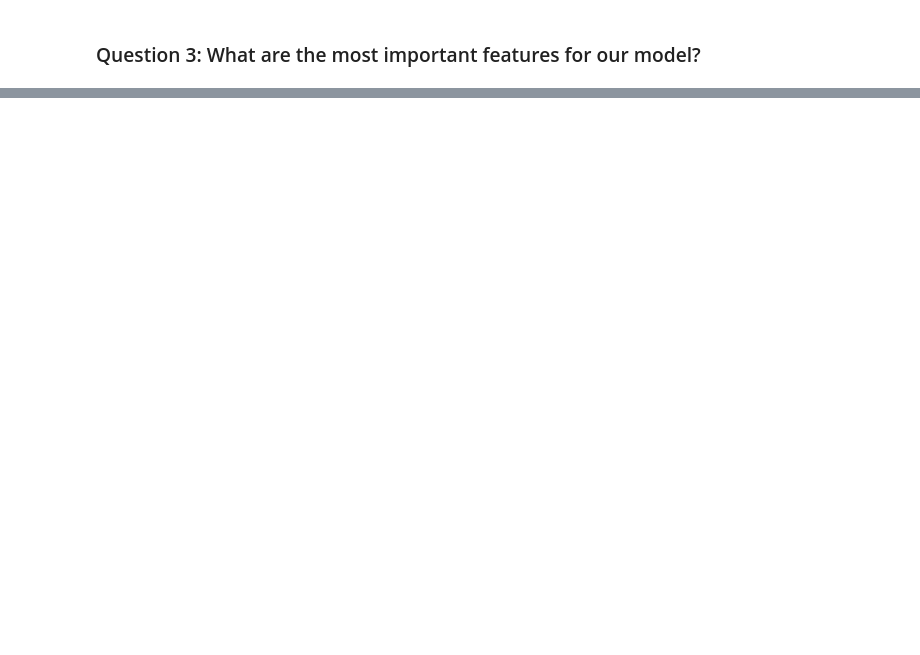
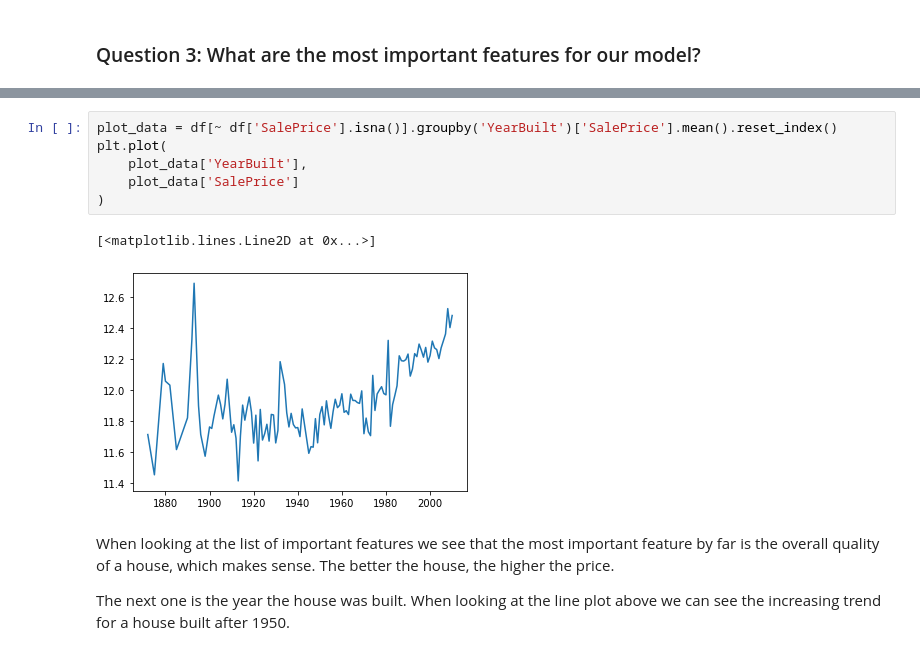
Before and after one commit to jmballard/Kaggle_HousePrice, a Jupyter notebook: analysis_notebook.ipynb, the cells around one changed output, grey strips where cells are left out. Drawn from its saved outputs; the diff is of its cells as text; blank space fills up the shorter version.

```diff
--- a/analysis_notebook.ipynb
+++ b/analysis_notebook.ipynb
@@ -747,0 +758,13 @@ ValueError: Unable to determine Axes to steal space for Colorbar. Either provide
+# %%
+plot_data = df[~ df['SalePrice'].isna()].groupby('YearBuilt')['SalePrice'].mean().reset_index()
+plt.plot(
+    plot_data['YearBuilt'],
+    plot_data['SalePrice']
+)
+# %% [output]
+[<matplotlib.lines.Line2D at 0x...>]
+[figure, added]
+# %% [markdown]
+When looking at the list of important features we see that the most important feature by far is the overall quality of a house, which makes sense. The better the house, the higher the price.
+
+The next one is the year the house was built. When looking at the line plot above we can see the increasing trend for a house built after 1950.
```
Also changed, not shown: parts of 33 cells of this notebook.
